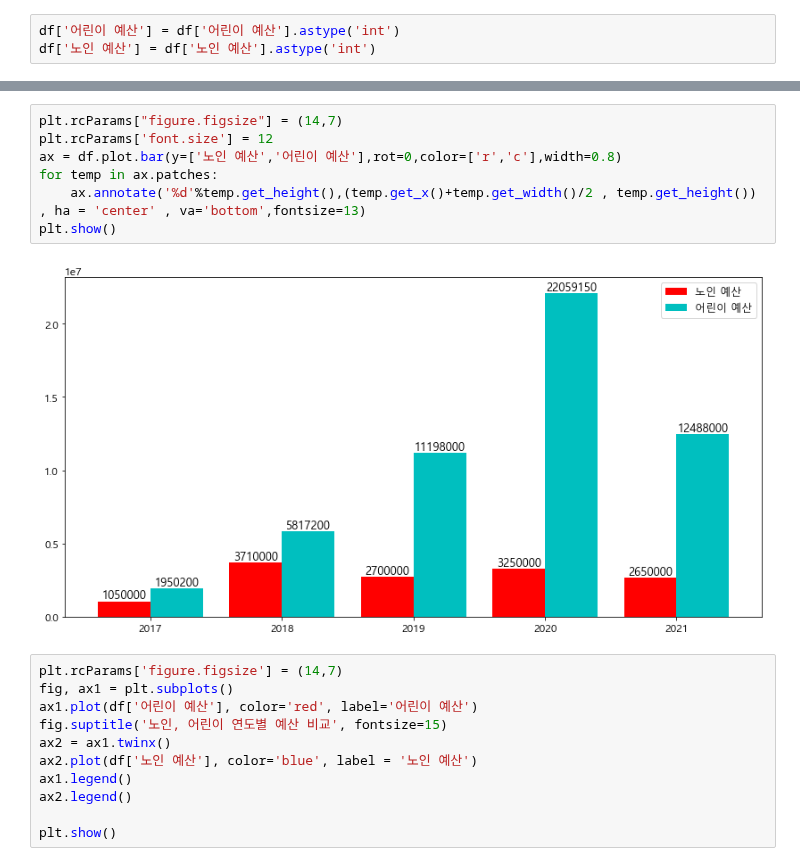
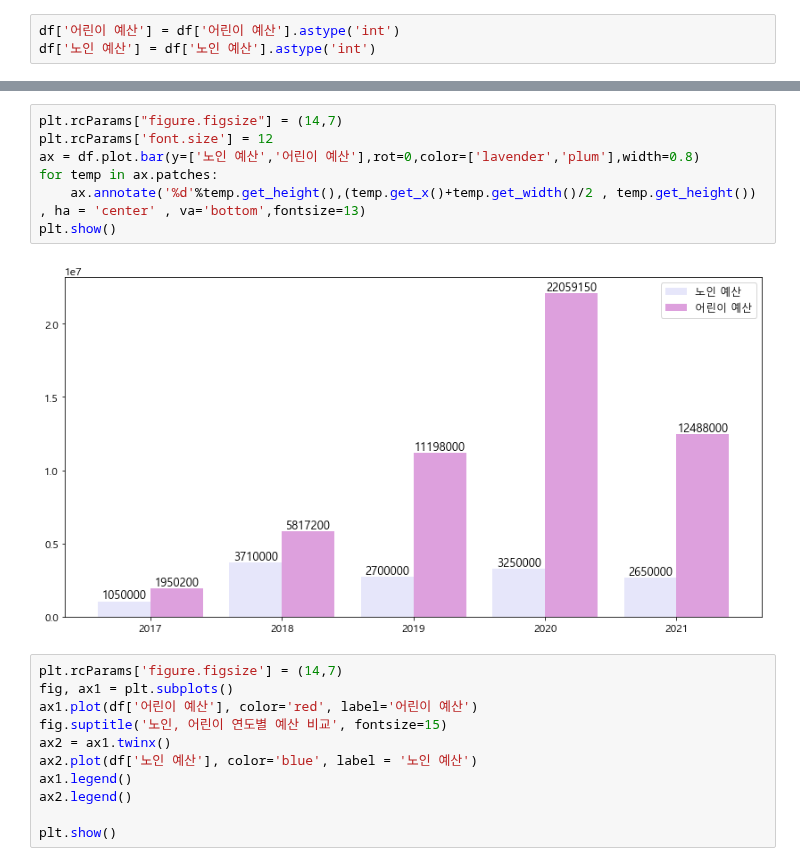
Before and after one commit to y7y1h13/StatisticsAnal, a Jupyter notebook: newPan/프로젝트/예산.ipynb, the cells around one changed output, grey strips where cells are left out. Cells and saved outputs as stored; diff of their text form.

```diff
--- a/newPan/프로젝트/예산.ipynb
+++ b/newPan/프로젝트/예산.ipynb
@@ -74,12 +74,12 @@ plt.show()
 # %%
 plt.rcParams["figure.figsize"] = (14,7)
 plt.rcParams['font.size'] = 12
-ax = df.plot.bar(y=['노인 예산','어린이 예산'],rot=0,color=['r','c'],width=0.8)
+ax = df.plot.bar(y=['노인 예산','어린이 예산'],rot=0,color=['lavender','plum'],width=0.8)
 for temp in ax.patches:
     ax.annotate('%d'%temp.get_height(),(temp.get_x()+temp.get_width()/2 , temp.get_height()) , ha = 'center' , va='bottom',fontsize=13)
 plt.show()
 # %% [output]
-[figure, old version]
+[figure, new version]
 # %%
 plt.rcParams['figure.figsize'] = (14,7)
 fig, ax1 = plt.subplots()
```
Also changed, not shown: parts of 1 cell of this notebook, 14 other files.
